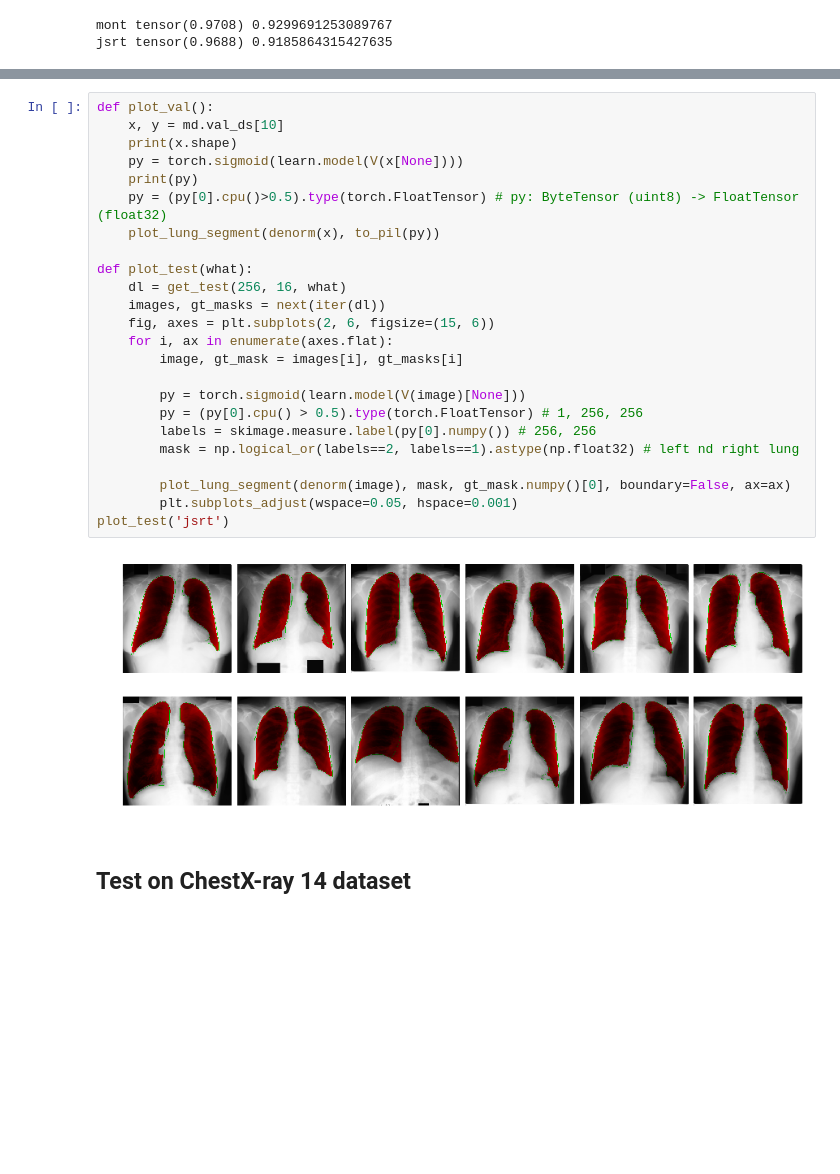
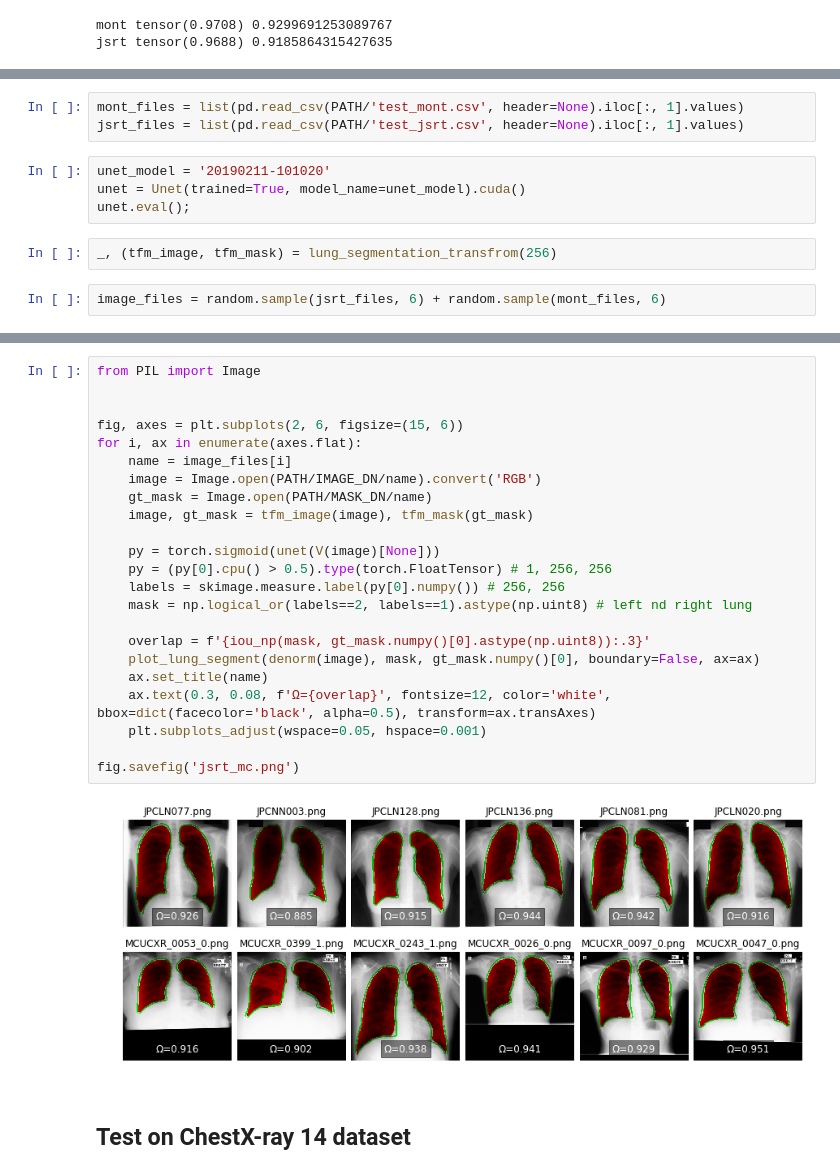
Before and after one commit to dattran2346/chestX-ray-14, a Jupyter notebook: src/Lung Segmentation.ipynb, the cells around one changed output, grey strips where cells are left out. Cells and saved outputs as stored; diff of their text form; blank space fills up the shorter version.

```diff
--- a/src/Lung Segmentation.ipynb
+++ b/src/Lung Segmentation.ipynb
@@ -201,0 +224,11 @@ jsrt tensor(0.9688) 0.9185864315427635
+# %%
+mont_files = list(pd.read_csv(PATH/'test_mont.csv', header=None).iloc[:, 1].values)
+jsrt_files = list(pd.read_csv(PATH/'test_jsrt.csv', header=None).iloc[:, 1].values)
+# %%
+unet_model = '20190211-101020'
+unet = Unet(trained=True, model_name=unet_model).cuda()
+unet.eval();
+# %%
+_, (tfm_image, tfm_mask) = lung_segmentation_transfrom(256)
+# %%
+image_files = random.sample(jsrt_files, 6) + random.sample(mont_files, 6)
@@ -232,31 +274,30 @@ def blend_segmentation(image, mask, gt_mask=None, boundary=False, alpha=1):
 
     return color.hsv2rgb(image_hsv)
 # %%
-def plot_val():
-    x, y = md.val_ds[10]
-    print(x.shape)
-    py = torch.sigmoid(learn.model(V(x[None])))
-    print(py)
-    py = (py[0].cpu()>0.5).type(torch.FloatTensor) # py: ByteTensor (uint8) -> FloatTensor (float32)
-    plot_lung_segment(denorm(x), to_pil(py))
+from PIL import Image
 
-def plot_test(what):
-    dl = get_test(256, 16, what)
-    images, gt_masks = next(iter(dl))
-    fig, axes = plt.subplots(2, 6, figsize=(15, 6))
-    for i, ax in enumerate(axes.flat):
-        image, gt_mask = images[i], gt_masks[i]
 
-        py = torch.sigmoid(learn.model(V(image)[None]))
-        py = (py[0].cpu() > 0.5).type(torch.FloatTensor) # 1, 256, 256
-        labels = skimage.measure.label(py[0].numpy()) # 256, 256
-        mask = np.logical_or(labels==2, labels==1).astype(np.float32) # left nd right lung
+fig, axes = plt.subplots(2, 6, figsize=(15, 6))
+for i, ax in enumerate(axes.flat):
+    name = image_files[i]
+    image = Image.open(PATH/IMAGE_DN/name).convert('RGB')
+    gt_mask = Image.open(PATH/MASK_DN/name)
+    image, gt_mask = tfm_image(image), tfm_mask(gt_mask)
 
-        plot_lung_segment(denorm(image), mask, gt_mask.numpy()[0], boundary=False, ax=ax)
-        plt.subplots_adjust(wspace=0.05, hspace=0.001)
-plot_test('jsrt')
+    py = torch.sigmoid(unet(V(image)[None]))
+    py = (py[0].cpu() > 0.5).type(torch.FloatTensor) # 1, 256, 256
+    labels = skimage.measure.label(py[0].numpy()) # 256, 256
+    mask = np.logical_or(labels==2, labels==1).astype(np.uint8) # left nd right lung
+
+    overlap = f'{iou_np(mask, gt_mask.numpy()[0].astype(np.uint8)):.3}'
+    plot_lung_segment(denorm(image), mask, gt_mask.numpy()[0], boundary=False, ax=ax)
+    ax.set_title(name)
+    ax.text(0.3, 0.08, f'Ω={overlap}', fontsize=12, color='white', bbox=dict(facecolor='black', alpha=0.5), transform=ax.transAxes)
+    plt.subplots_adjust(wspace=0.05, hspace=0.001)
+
+fig.savefig('jsrt_mc.png')
 # %% [output]
-[figure, old version]
+[figure, new version]
 # %% [markdown]
 ## Test on ChestX-ray 14 dataset
 # %%
```
Also changed, not shown: parts of 15 cells of this notebook, 14 other files.
